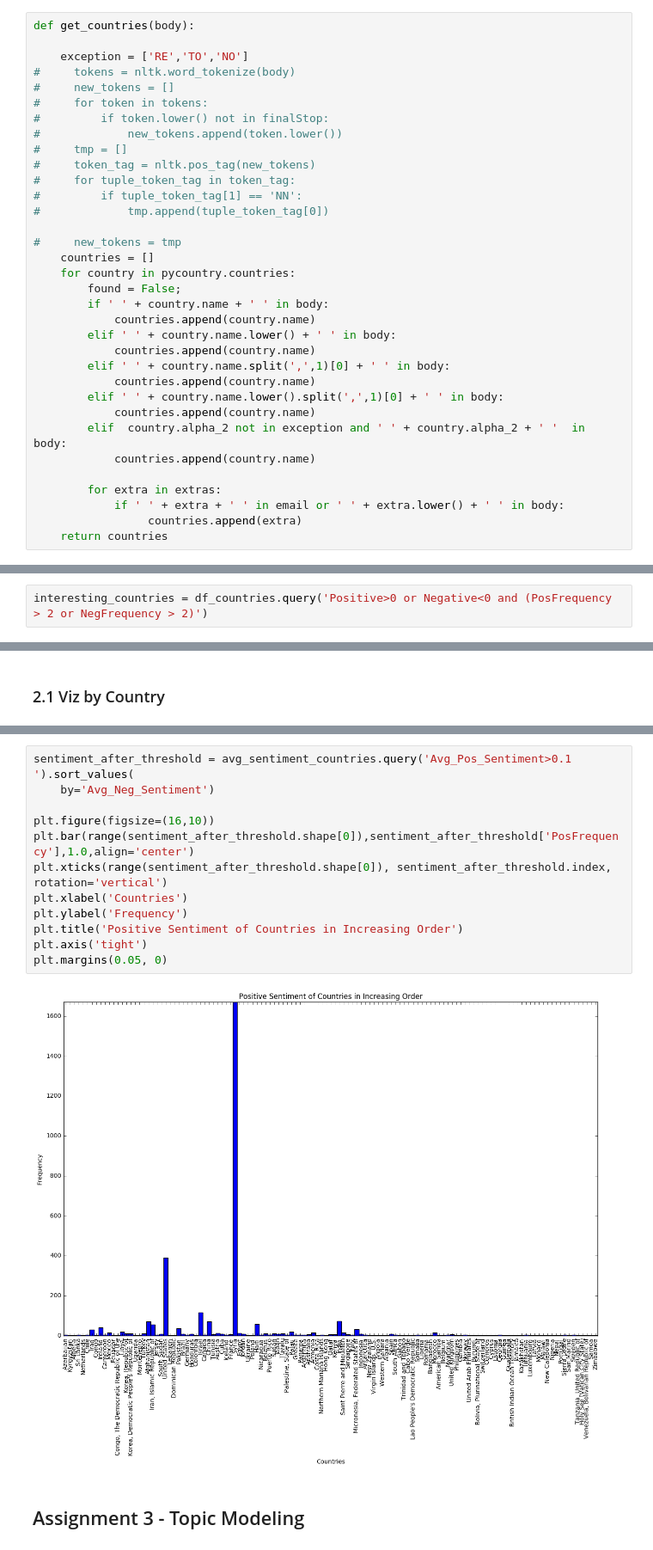
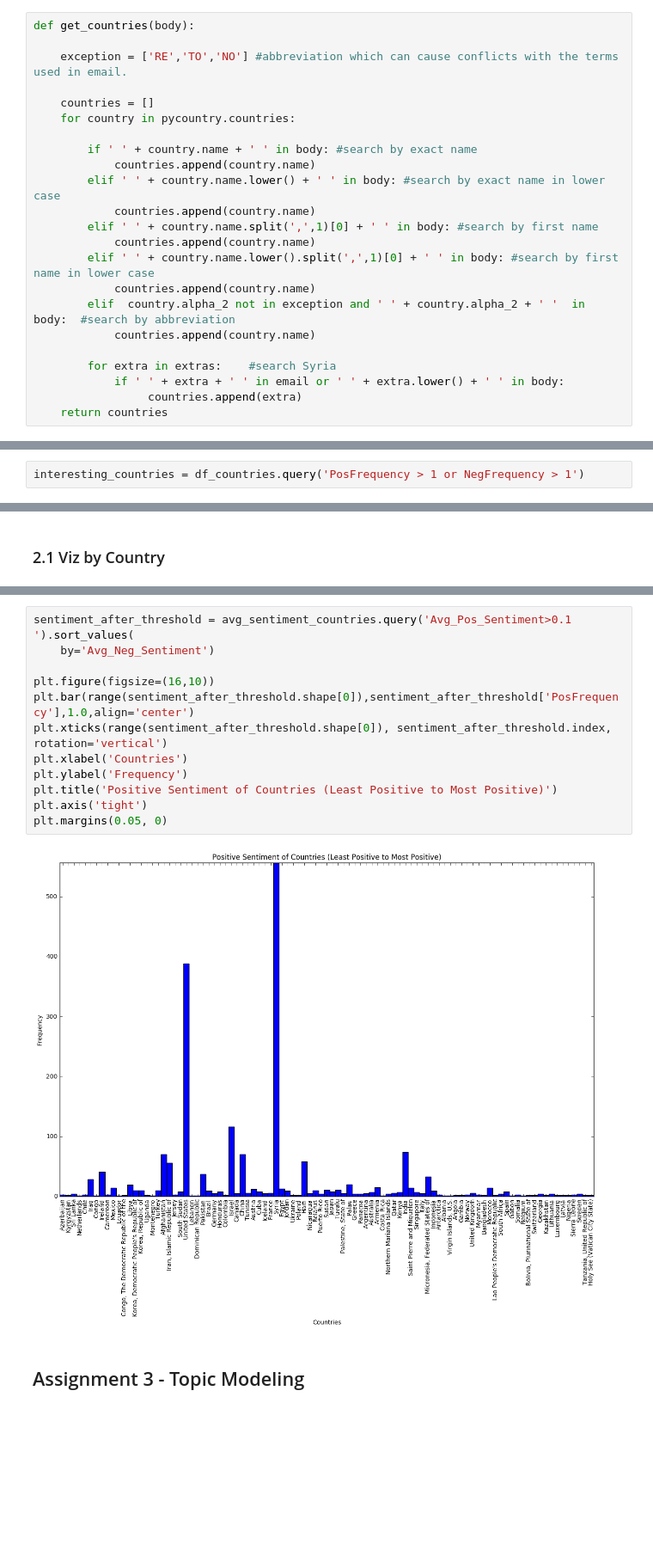
Before and after one commit to vidit09/ada-homework, a Jupyter notebook: 05 - Taming Text/Taming Text_vidit.ipynb, the cells around one changed output, grey strips where cells are left out. Shown at 86% size. Saved outputs shown, nothing was run; the diff lists cells and outputs as text; blank space fills up the shorter version.

```diff
--- a/05 - Taming Text/Taming Text_vidit.ipynb
+++ b/05 - Taming Text/Taming Text_vidit.ipynb
@@ -194,34 +176,23 @@ We notice that some countries come in a form "name, extension" (like: "Iran, Isl
 # %%
 def get_countries(body):
 
-    exception = ['RE','TO','NO']
-#     tokens = nltk.word_tokenize(body)
-#     new_tokens = []
-#     for token in tokens:
-#         if token.lower() not in finalStop:
-#             new_tokens.append(token.lower())
-#     tmp = []
-#     token_tag = nltk.pos_tag(new_tokens)
-#     for tuple_token_tag in token_tag:
-#         if tuple_token_tag[1] == 'NN':
-#             tmp.append(tuple_token_tag[0])
+    exception = ['RE','TO','NO'] #abbreviation which can cause conflicts with the terms used in email.
 
-#     new_tokens = tmp
     countries = []
     for country in pycountry.countries:
-        found = False;
-        if ' ' + country.name + ' ' in body:
+
+        if ' ' + country.name + ' ' in body: #search by exact name
             countries.append(country.name)
-        elif ' ' + country.name.lower() + ' ' in body:
+        elif ' ' + country.name.lower() + ' ' in body: #search by exact name in lower case
             countries.append(country.name)
-        elif ' ' + country.name.split(',',1)[0] + ' ' in body:
+        elif ' ' + country.name.split(',',1)[0] + ' ' in body: #search by first name
             countries.append(country.name)
-        elif ' ' + country.name.lower().split(',',1)[0] + ' ' in body:
+        elif ' ' + country.name.lower().split(',',1)[0] + ' ' in body: #search by first name in lower case
             countries.append(country.name)
-        elif  country.alpha_2 not in exception and ' ' + country.alpha_2 + ' '  in body:
+        elif  country.alpha_2 not in exception and ' ' + country.alpha_2 + ' '  in body:  #search by abbreviation
             countries.append(country.name)
 
-        for extra in extras:
+        for extra in extras:    #search Syria
             if ' ' + extra + ' ' in email or ' ' + extra.lower() + ' ' in body:
                  countries.append(extra)
     return countries
@@ -311,4 +266,4 @@ import pickle
 with open('sentiment_by_country.pickle', 'wb') as handle:
     pickle.dump(df_countries, handle)
 # %%
-interesting_countries = df_countries.query('Positive>0 or Negative<0 and (PosFrequency > 2 or NegFrequency > 2)')
+interesting_countries = df_countries.query('PosFrequency > 1 or NegFrequency > 1')
@@ -367,17 +314,17 @@ plt.margins(0.05, 0)
 # %%
 sentiment_after_threshold = avg_sentiment_countries.query('Avg_Pos_Sentiment>0.1 ').sort_values(
     by='Avg_Neg_Sentiment')
 
 plt.figure(figsize=(16,10))
 plt.bar(range(sentiment_after_threshold.shape[0]),sentiment_after_threshold['PosFrequency'],1.0,align='center')
 plt.xticks(range(sentiment_after_threshold.shape[0]), sentiment_after_threshold.index, rotation='vertical')
 plt.xlabel('Countries')
 plt.ylabel('Frequency')
-plt.title('Positive Sentiment of Countries in Increasing Order')
+plt.title('Positive Sentiment of Countries (Least Positive to Most Positive)')
 plt.axis('tight')
 plt.margins(0.05, 0)
 # %% [output]
-[figure, old version]
+[figure, new version]
 # %% [markdown]
 ## Assignment 3 - Topic Modeling
 # %%
```
Also changed, not shown: parts of 17 cells of this notebook, 1 other file.
